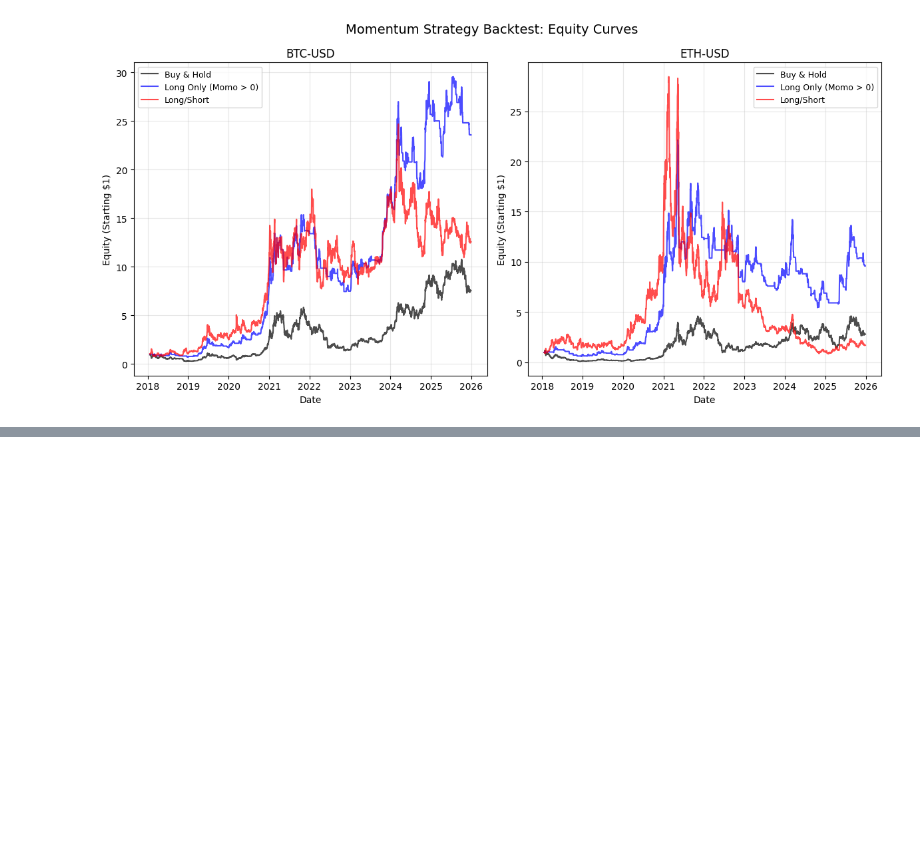
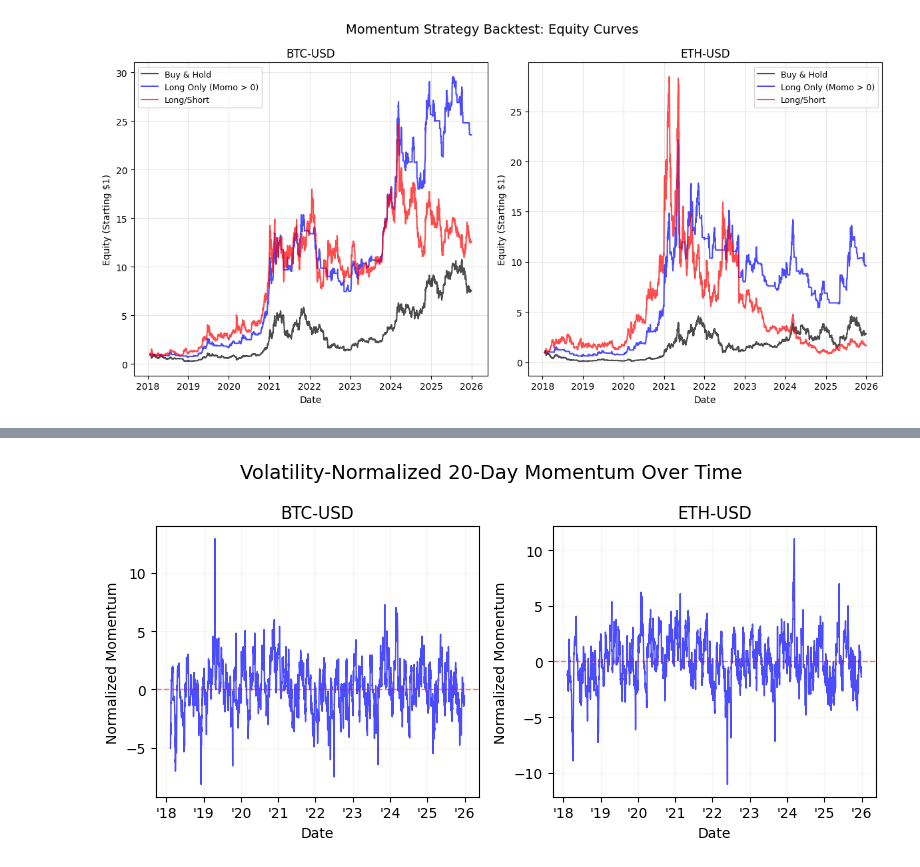
Before and after one commit to BlazOrsos/quant-journey, a Jupyter notebook: research/crypto_trend_effects/crypto_trend_effects.ipynb, the cells around one changed output, grey strips where cells are left out. Drawn from its saved outputs; the diff is of its cells as text; code cells hidden in the pictures; blank space fills up the shorter version.

```diff
--- a/research/crypto_trend_effects/crypto_trend_effects.ipynb
+++ b/research/crypto_trend_effects/crypto_trend_effects.ipynb
@@ -245,0 +272,39 @@ plt.show()
+# %%
+# Volatility-normalized momentum
+volatility_20d = momentum_20d['Momentum20D'].rolling(window=20).std()
+volatility_20d.columns = pd.MultiIndex.from_product([['Volatility20D'], volatility_20d.columns])
+
+# Normalized momentum = momentum / volatility
+# Extract the ticker-level data for both to align them properly
+momentum_values = momentum_20d['Momentum20D']
+volatility_values = volatility_20d['Volatility20D']
+
+normalized_momentum_20d = momentum_values / volatility_values
+normalized_momentum_20d.columns = pd.MultiIndex.from_product([['NormalizedMomentum20D'], TICKERS])
+
+# Add to data
+data = pd.concat([data, volatility_20d, normalized_momentum_20d], axis=1)
+
+# Plot normalized momentum for both tickers
+fig, axes = plt.subplots(SUB_PLOTS_X, SUB_PLOTS_Y, figsize=(8, 4))
+fig.suptitle('Volatility-Normalized 20-Day Momentum Over Time', fontsize=14, y=0.98)
+
+for idx, ticker in enumerate(TICKERS):
+    ax = axes[idx]
+
+    ax.plot(normalized_momentum_20d.index, normalized_momentum_20d[('NormalizedMomentum20D', ticker)],
+            linewidth=1, alpha=0.7, color='blue')
+    ax.axhline(y=0, color='red', linestyle='--', alpha=0.5, linewidth=1)
+
+    ax.set_xlabel('Date')
+    ax.set_ylabel('Normalized Momentum')
+    ax.set_title(f'{ticker}')
+    ax.grid(True, alpha=0.2, color='lightgray')
+
+    # Format x-axis to show only last 2 digits of year
+    ax.xaxis.set_major_formatter(plt.matplotlib.dates.DateFormatter("'%y"))
+
+plt.tight_layout()
+plt.show()
+# %% [output]
+[figure, added]
```
Also changed, not shown: parts of 12 cells of this notebook.
